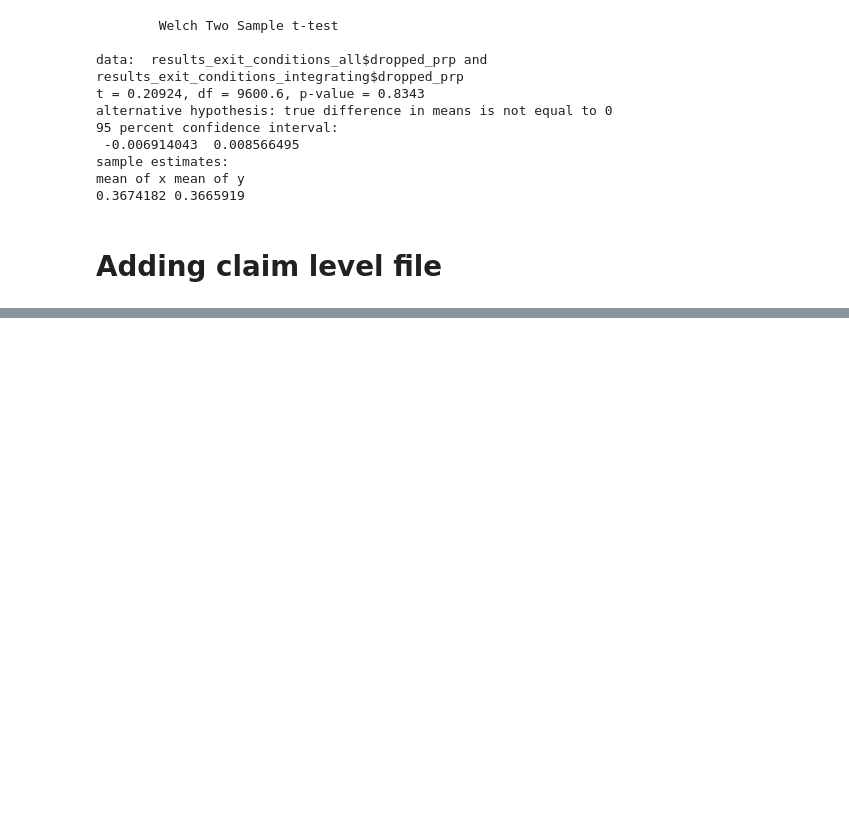
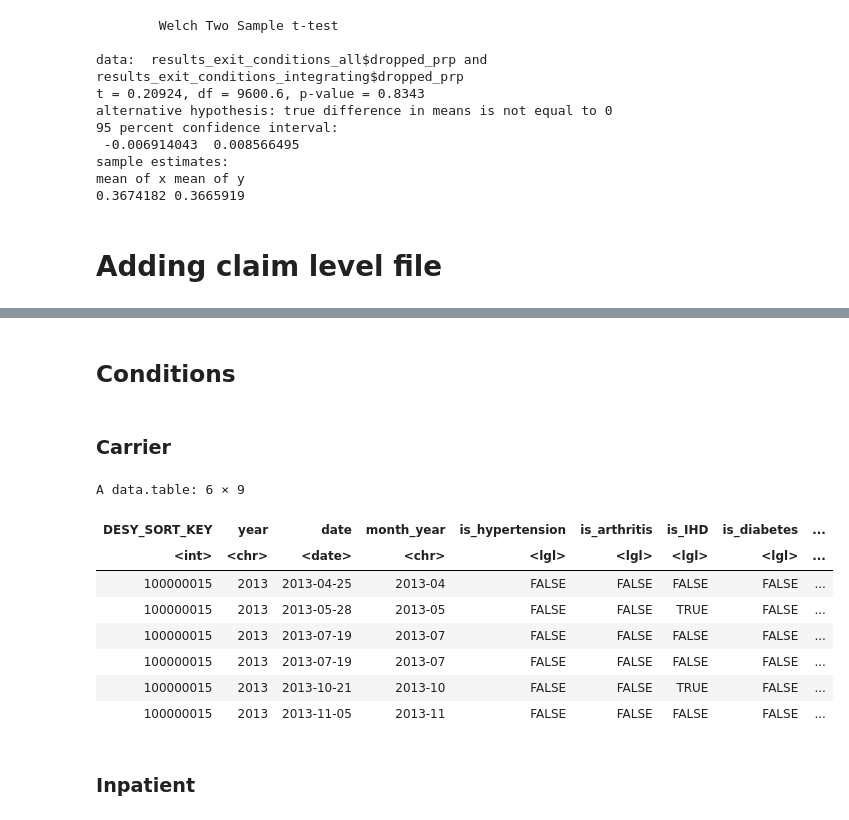
Before and after one commit to F4rbod/CaseMix, a Jupyter notebook: Calculations.ipynb, the cells around one changed output, grey strips where cells are left out. Drawn from its saved outputs; the diff is of its cells as text; code cells hidden in the pictures; blank space fills up the shorter version.

Commit message:
added the summary of conditions from the claim level files

```diff
--- a/Calculations.ipynb
+++ b/Calculations.ipynb
@@ -2004,0 +2029,4 @@ write_fst(claim_outpatient_all_years, "/work/postresearch/Shared/Projects/Data_f
+# %% [markdown]
+## Conditions
+# %% [markdown]
+### Carrier
@@ -2004,0 +2395,14 @@ write_fst(claim_outpatient_all_years, "/work/postresearch/Shared/Projects/Data_f
+# %%
+head(conditions_claim_carrier)
+# %% [output]
+A data.table: 6 × 9
+| DESY_SORT_KEY | year | date | month_year | is_hypertension | is_arthritis | is_IHD | is_diabetes | ... |
+| <int> | <chr> | <date> | <chr> | <lgl> | <lgl> | <lgl> | <lgl> | ... |
+| 100000015 | 2013 | 2013-04-25 | 2013-04 | FALSE | FALSE | FALSE | FALSE | ... |
+| 100000015 | 2013 | 2013-05-28 | 2013-05 | FALSE | FALSE | TRUE | FALSE | ... |
+| 100000015 | 2013 | 2013-07-19 | 2013-07 | FALSE | FALSE | FALSE | FALSE | ... |
+| 100000015 | 2013 | 2013-07-19 | 2013-07 | FALSE | FALSE | FALSE | FALSE | ... |
+| 100000015 | 2013 | 2013-10-21 | 2013-10 | FALSE | FALSE | TRUE | FALSE | ... |
+| 100000015 | 2013 | 2013-11-05 | 2013-11 | FALSE | FALSE | FALSE | FALSE | ... |
+# %% [markdown]
+### Inpatient
```
Also changed, not shown: parts of 21 cells of this notebook, 4 other files.
